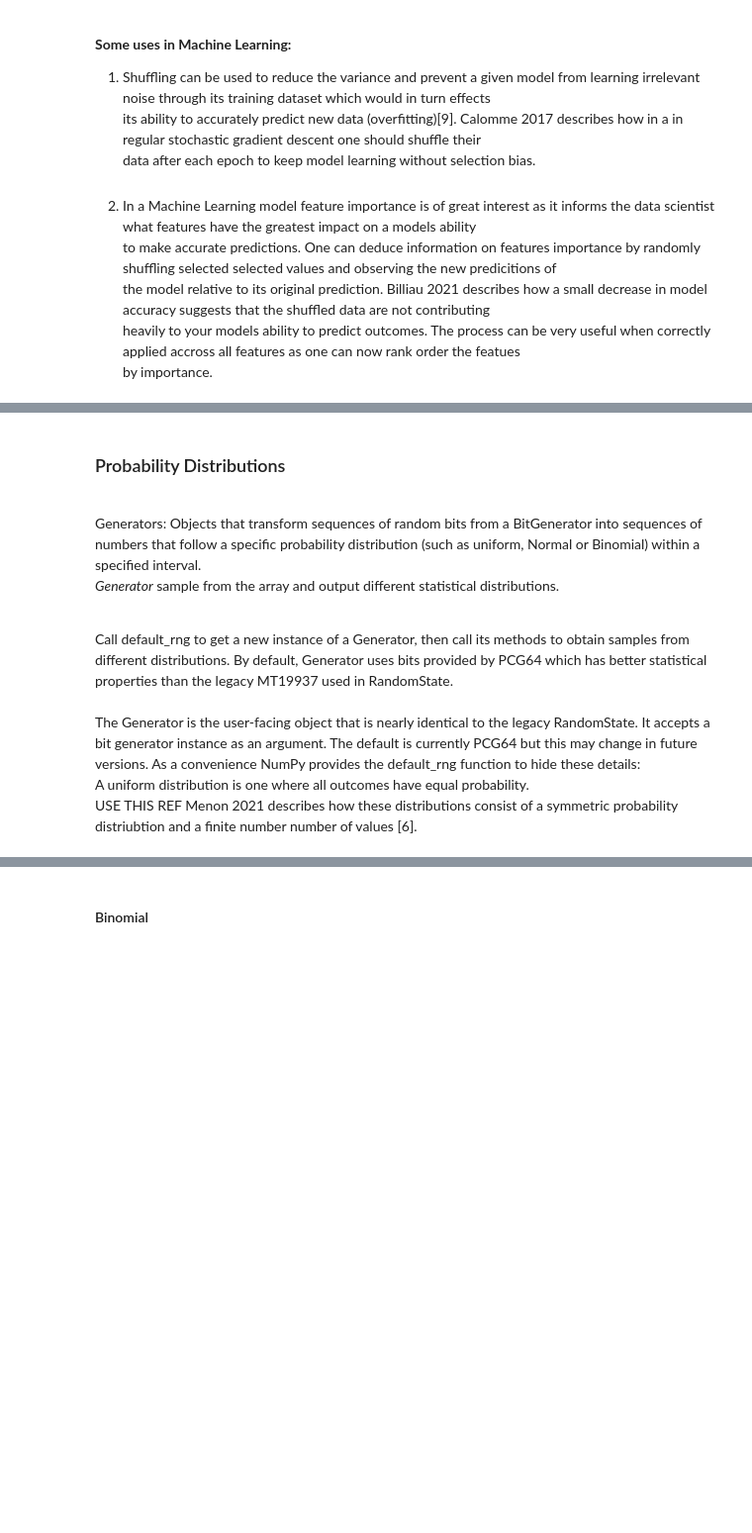
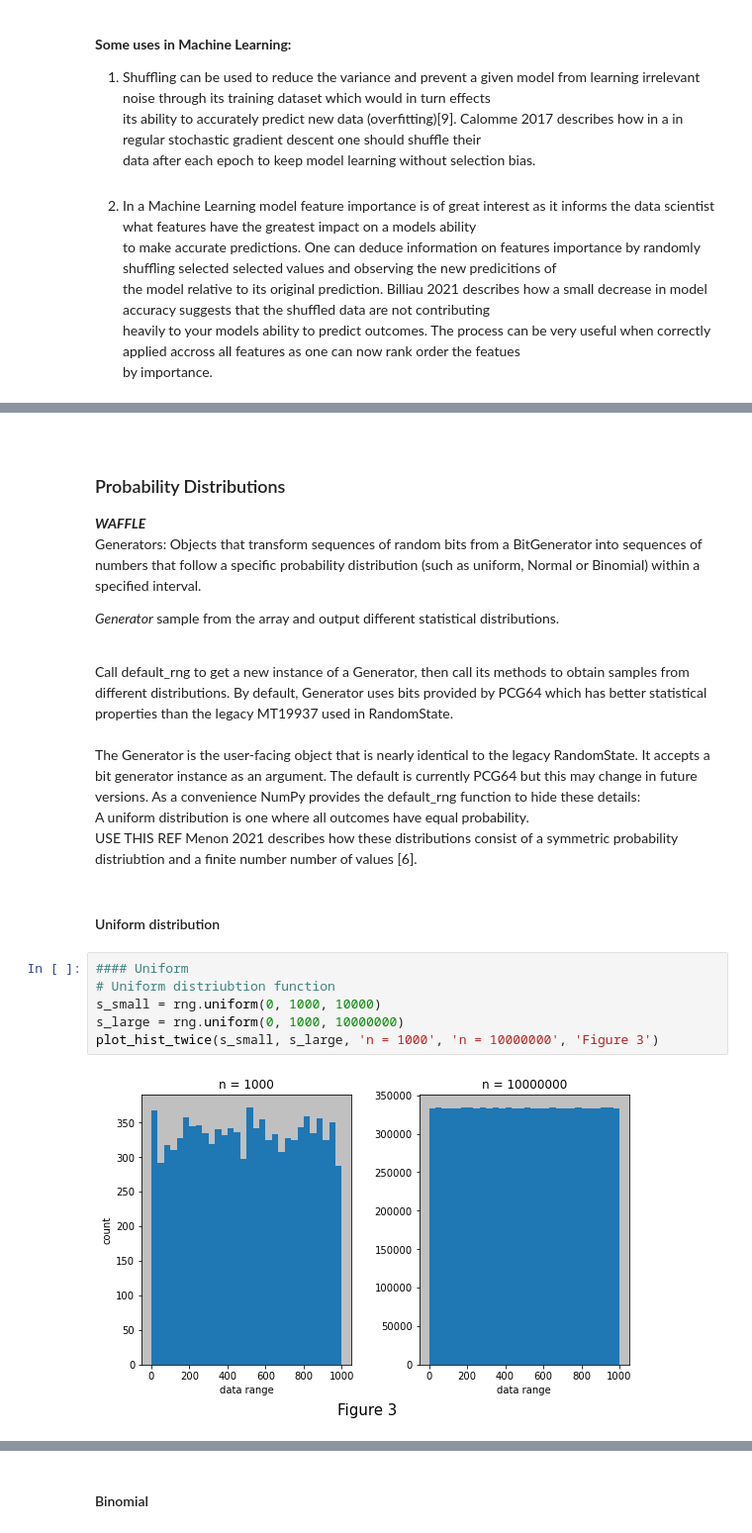
Before and after one commit to CiaranMoran27/playing_with_jupyter, a Jupyter notebook: numpy-random.ipynb, the cells around one changed output, grey strips where cells are left out. Shown at 99% size. Cells and saved outputs as stored; diff of their text form; blank space fills up the shorter version.

```diff
--- a/numpy-random.ipynb
+++ b/numpy-random.ipynb
@@ -248,6 +249,9 @@ Each slice of rows shuffled independantly
 # %% [markdown]
+<br>
+
 ### Probability Distributions
 
+***WAFFLE***
 <br>
 Generators: Objects that transform sequences of random bits from a BitGenerator into sequences of numbers that follow a specific probability distribution (such as uniform, Normal or Binomial) within a specified interval.<br>
 
@@ -265,4 +269,14 @@ The Generator is the user-facing object that is nearly identical to the legacy R
 A uniform distribution is one where all outcomes have equal probability. <br>
 USE THIS REF
 Menon 2021 describes how these distributions consist of a symmetric probability distriubtion and a finite number number of values [6]. <br>
+# %% [markdown]
+#### Uniform distribution
+# %%
+#### Uniform
+# Uniform distriubtion function
+s_small = rng.uniform(0, 1000, 10000)
+s_large = rng.uniform(0, 1000, 10000000)
+plot_hist_twice(s_small, s_large, 'n = 1000', 'n = 10000000', 'Figure 3')
+# %% [output]
+[figure, added]
 # %% [markdown]
```
Also changed, not shown: parts of 17 cells of this notebook.
